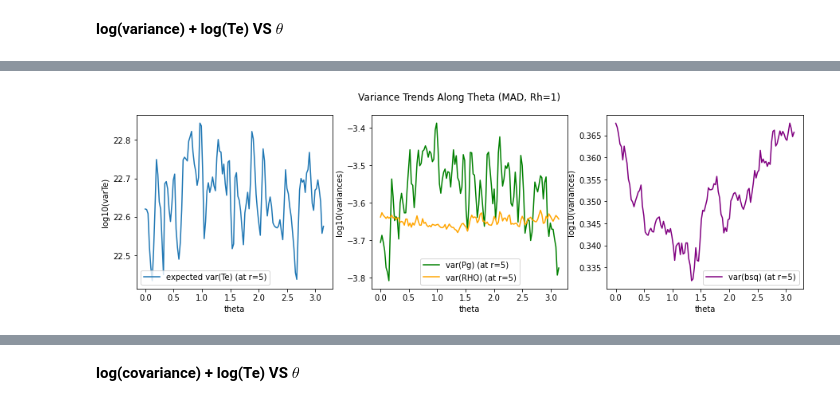
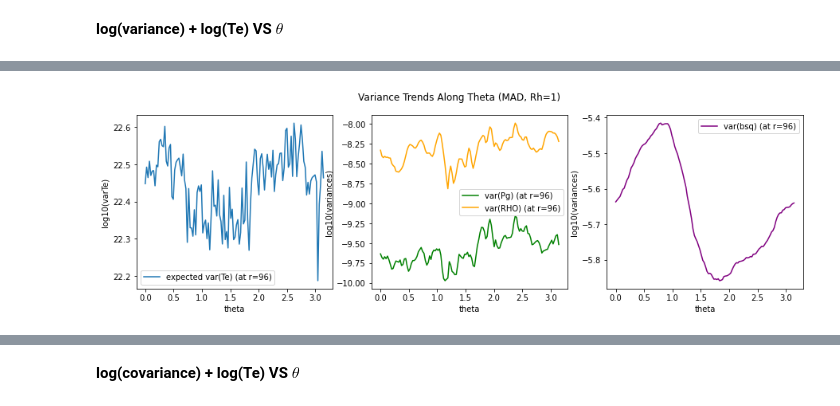
Before and after one commit to jlmaurora233/GRMHD, a Jupyter notebook: variance_coeff_vs_theta_plots.ipynb, the cells around one changed output, grey strips where cells are left out. Drawn from its saved outputs; the diff is of its cells as text; code cells hidden in the pictures.

```diff
--- a/variance_coeff_vs_theta_plots.ipynb
+++ b/variance_coeff_vs_theta_plots.ipynb
@@ -56,27 +116,27 @@ ma_Cbsq1 = np.load('ma_Cbsq1.npy')
 # %%
 # choose a radius that represents the spherical surface
-r = 5
+r = 96
 # x axis: theta
 theta = np.linspace(0, np.pi, 128)
 
 fig, axes = plt.subplots(1,3, figsize=(15, 4))
 # assume phi = 0
 axes[0].plot(theta, np.log10(varTe_file[r, 0, :]), label='expected var(Te) (at r=%r)'%r)
 axes[1].plot(theta, np.log10(varPg_file[r, 0, :]), label='var(Pg) (at r=%r)'%r, color='green')
 axes[1].plot(theta, np.log10(varRHO_file[r, 0, :]), label='var(RHO) (at r=%r)'%r, color='orange')
 axes[2].plot(theta, np.log10(varbsq_file[r, 0, :]), label='var(bsq) (at r=%r)'%r, color='purple')
 
 axes[0].set_xlabel('theta')
 axes[0].set_ylabel('log10(varTe)')
 axes[0].legend()
 axes[1].set_xlabel('theta')
 axes[1].set_ylabel('log10(variances)')
 axes[1].legend()
 axes[2].set_xlabel('theta')
 axes[2].set_ylabel('log10(variances)')
 axes[2].legend()
 
 fig.suptitle('Variance Trends Along Theta (MAD, Rh=1)')
 plt.show()
 # %% [output]
-[figure, old version]
+[figure, new version]
```
Also changed, not shown: parts of 45 cells of this notebook.
